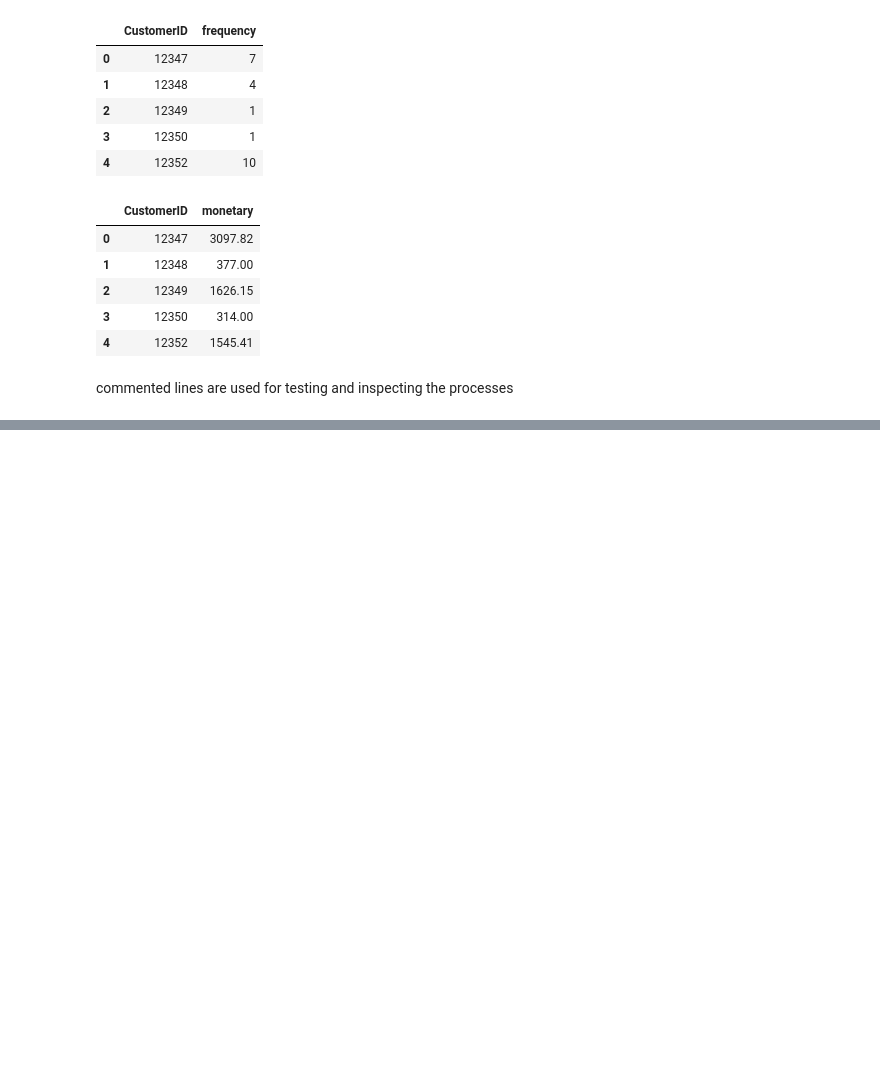
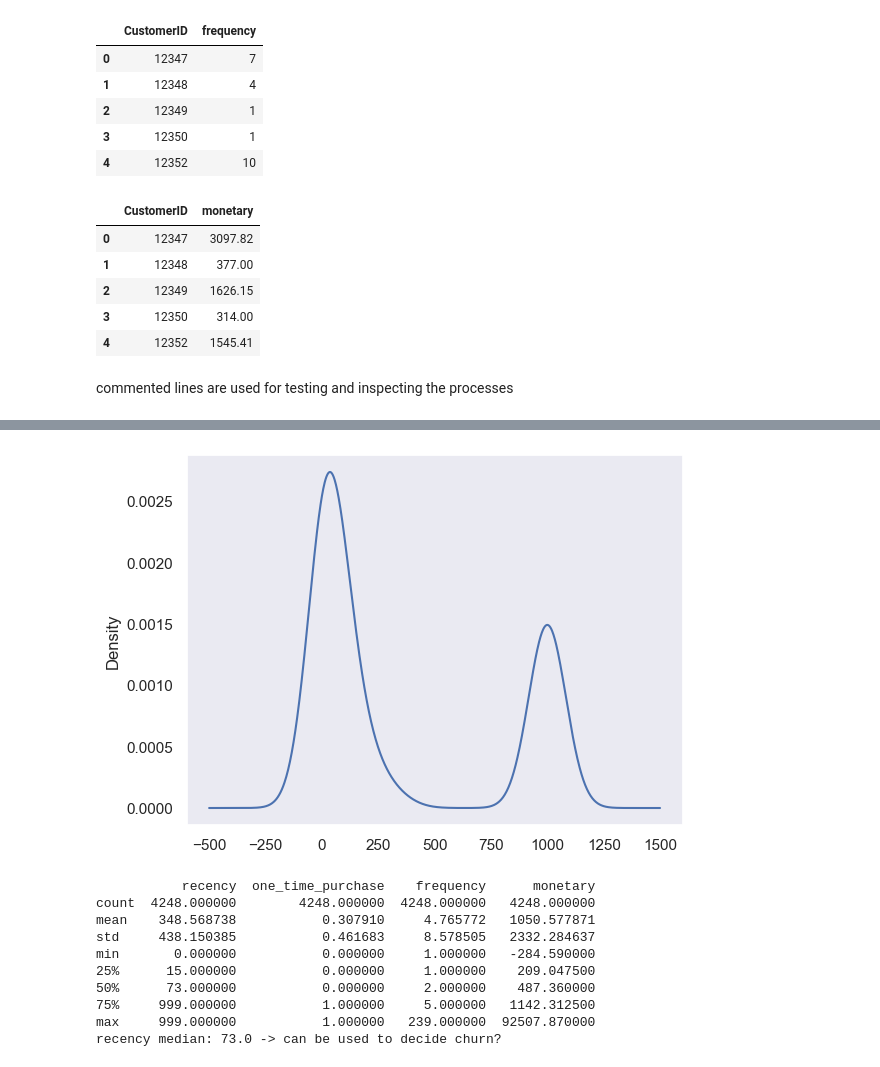
Before and after one commit to patcha-ranat/Ecommerce-Invoice-End-to-end, a Jupyter notebook: model_dev.ipynb, the cells around one changed output, grey strips where cells are left out. Saved outputs shown, nothing was run; the diff lists cells and outputs as text; code cells hidden in the pictures; blank space fills up the shorter version.

```diff
--- a/model_dev.ipynb
+++ b/model_dev.ipynb
@@ -261,0 +302,17 @@ customer_profile.head()
+# %%
+customer_profile['recency'].plot(kind='kde')
+plt.show()
+print(customer_profile.drop(columns=['CustomerID']).describe())
+print(f"recency median: {customer_profile['recency'].median()} -> can be used to decide churn?")
+# %% [output]
+[figure, added]
+           recency  one_time_purchase    frequency      monetary
+count  4248.000000        4248.000000  4248.000000   4248.000000
+mean    348.568738           0.307910     4.765772   1050.577871
+std     438.150385           0.461683     8.578505   2332.284637
+min       0.000000           0.000000     1.000000   -284.590000
+25%      15.000000           0.000000     1.000000    209.047500
+50%      73.000000           0.000000     2.000000    487.360000
+75%     999.000000           1.000000     5.000000   1142.312500
+max     999.000000           1.000000   239.000000  92507.870000
+recency median: 73.0 -> can be used to decide churn?
```
Also changed, not shown: parts of 41 cells of this notebook.
